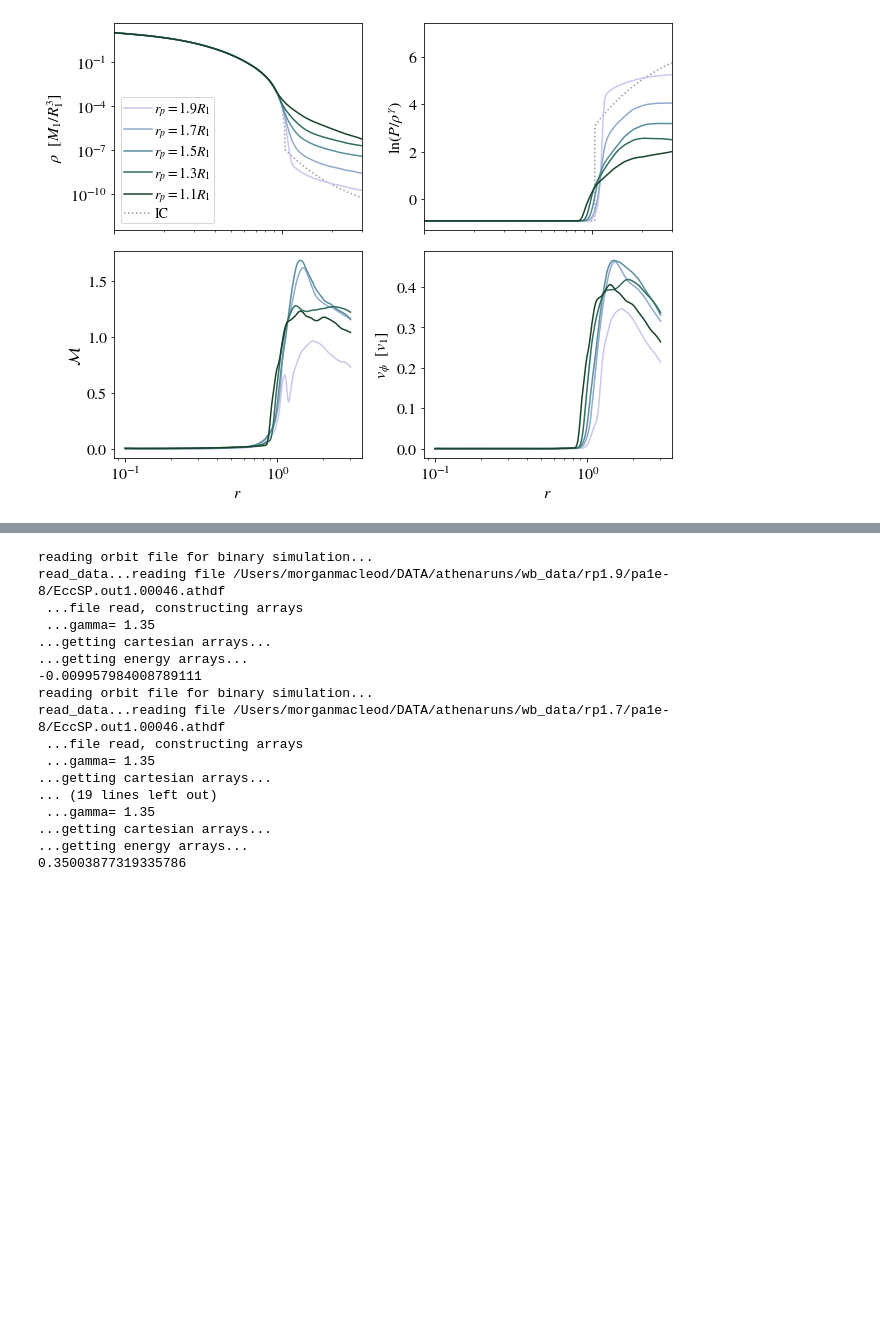
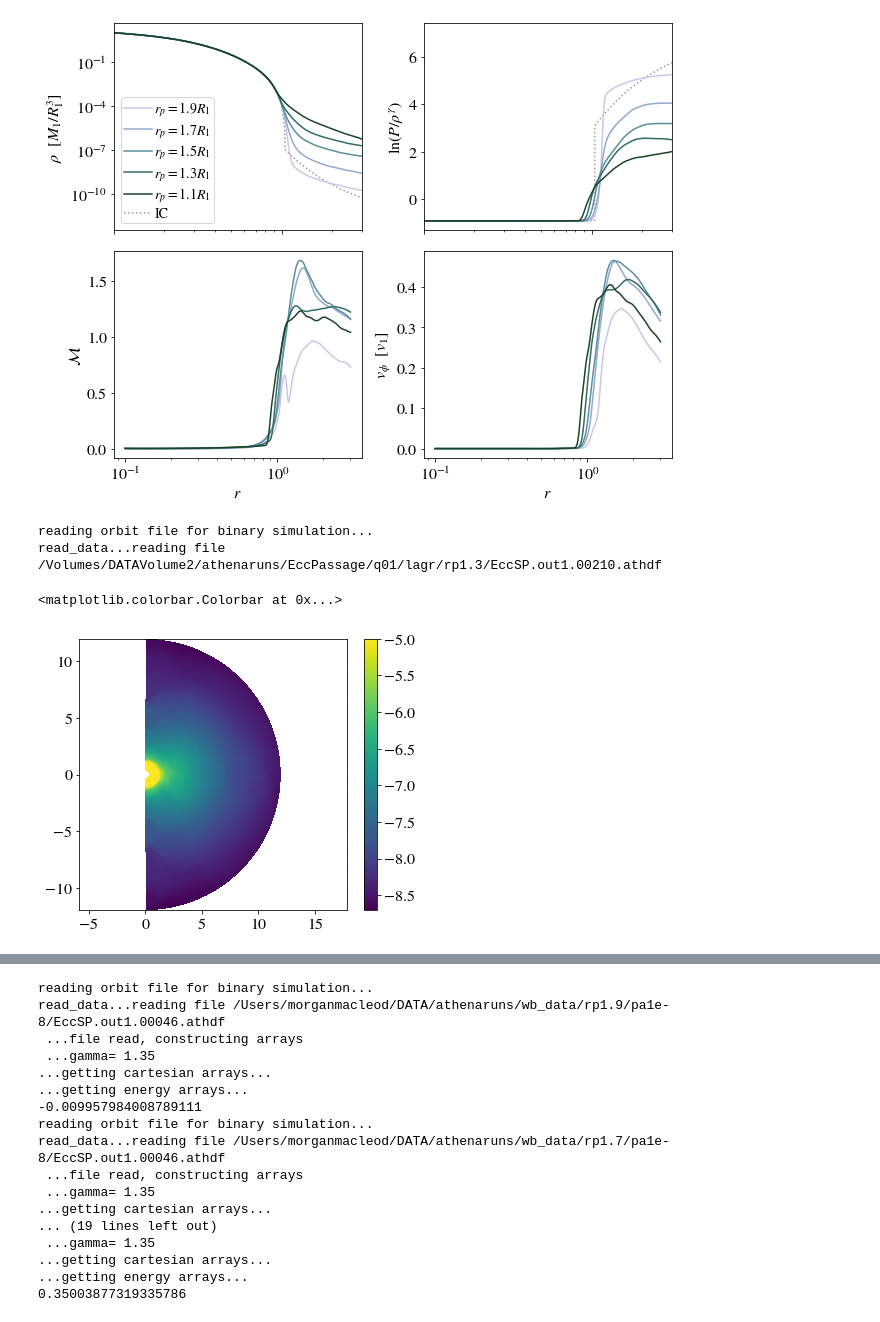
Before and after one commit to morganemacleod/wb_materials, a Jupyter notebook: WaveBreaking_figs.ipynb, the cells around one changed output, grey strips where cells are left out. Drawn from its saved outputs; the diff is of its cells as text; code cells hidden in the pictures; blank space fills up the shorter version.

```diff
--- a/WaveBreaking_figs.ipynb
+++ b/WaveBreaking_figs.ipynb
@@ -935,3 +1013,34 @@ read_data...reading file /Users/morganmacleod/DATA/athenaruns/wb_data/rp1.1/EccS
 ...getting cartesian arrays...
 t-tperi= 82.98996051757813
 [figure]
+# %%
+# Out of plane views
+
+# Change to data_dir to run from downloaded dataset
+orb = ou.read_trackfile("/Volumes/DATAVolume2/athenaruns/EccPassage/q01/lagr/rp1.3/pm_trackfile.dat")
+myfile = "/Volumes/DATAVolume2/athenaruns/EccPassage/q01/lagr/rp1.3/EccSP.out1.00210.athdf"
+
+
+mylevel = 0
+
+mycm = plt.cm.twilight
+d = ou.read_data(myfile,orb,gamma=1.35,level=mylevel,
+                   x1_max=12,#x2_min=x2slicevalue,x2_max=x2slicevalue,
+                   get_energy=False,profile_file=base_dir+'hse_profile.dat')
+print("t-tperi=",d['Time']-tperi)
+# %% [output]
+reading orbit file for binary simulation...
+read_data...reading file /Volumes/DATAVolume2/athenaruns/EccPassage/q01/lagr/rp1.3/EccSP.out1.00210.athdf
+# %%
+plt.pcolormesh(np.sqrt(d['x']**2 + d['y']**2)[0,:,:],
+               d['z'][0,:,:],
+               np.log10(np.average(d['rho'],axis=0)),vmax=-5 )
+
+
+plt.axis('equal')
+plt.xlim(0,12)
+plt.ylim(-12,12)
+plt.colorbar()
+# %% [output]
+<matplotlib.colorbar.Colorbar at 0x...>
+[figure, added]
```
Also changed, not shown: parts of 6 cells of this notebook, 2 other files.
